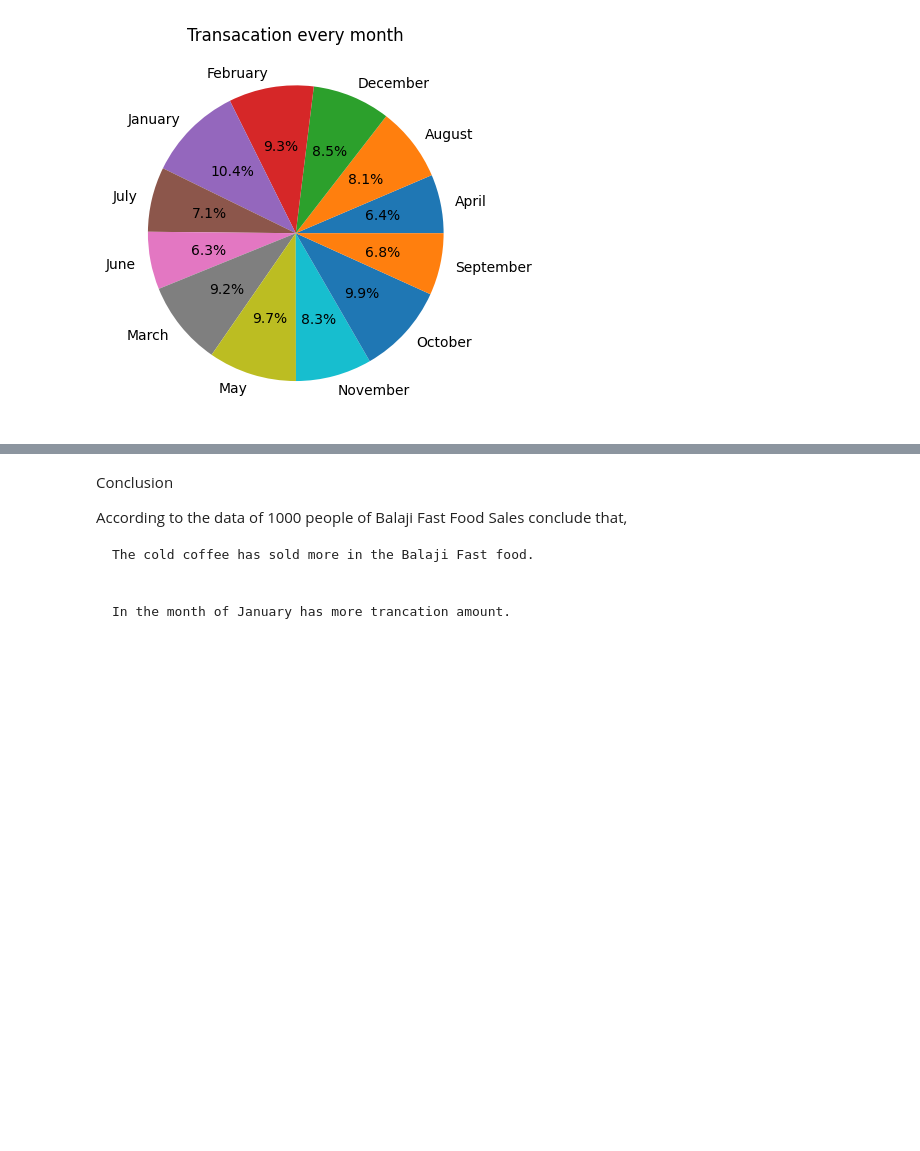
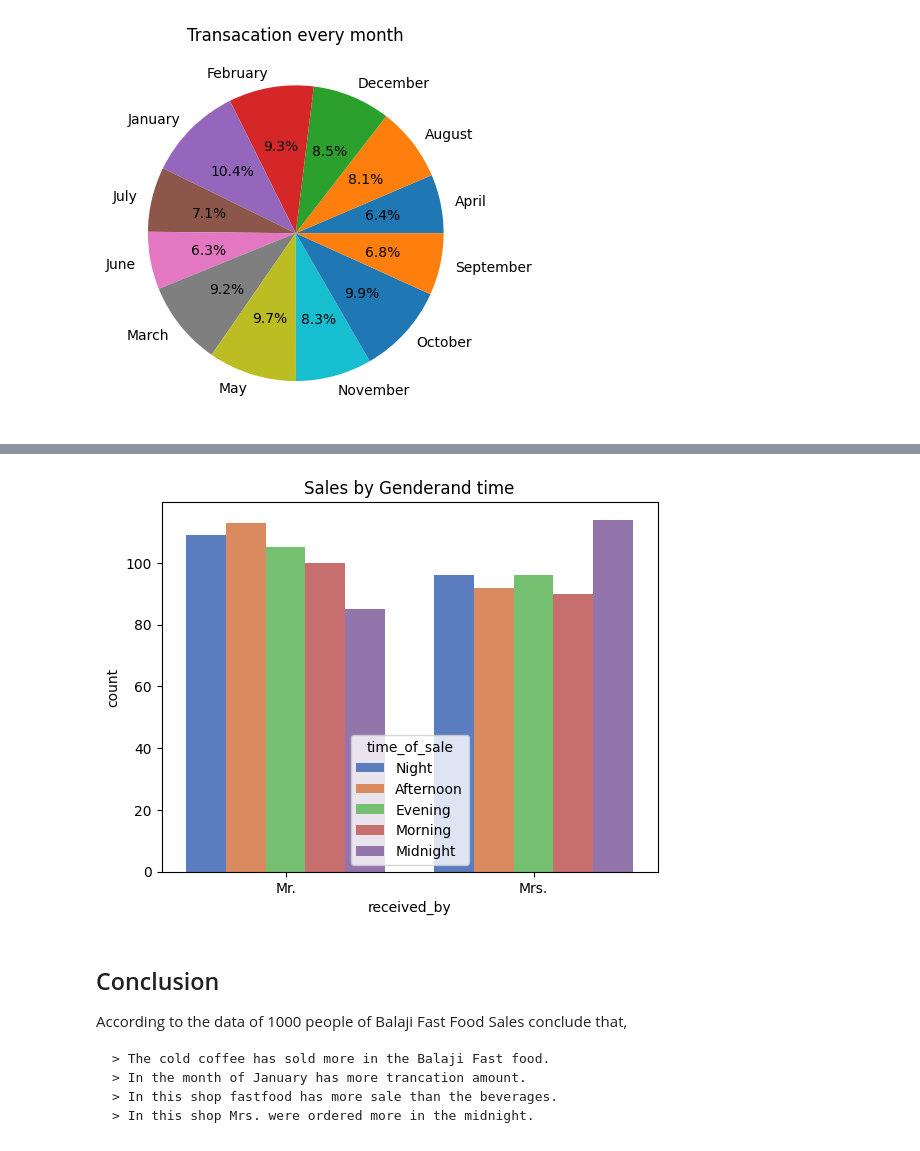
Before and after one commit to Ashik-1337/EDA-project, a Jupyter notebook: miniproject.ipynb, the cells around one changed output, grey strips where cells are left out. Drawn from its saved outputs; the diff is of its cells as text; code cells hidden in the pictures; blank space fills up the shorter version.

```diff
--- a/miniproject.ipynb
+++ b/miniproject.ipynb
@@ -145,11 +189,16 @@ plt.show()
+# %%
+sns.countplot(x='received_by',hue='time_of_sale',data=df,palette='muted')
+plt.title("Sales by Genderand time")
+plt.show()
+# %% [output]
+[figure, added]
 # %% [markdown]
-Conclusion
+## Conclusion
 
 
 According to the data of 1000 people of Balaji Fast Food Sales conclude that,
 
-
-    The cold coffee has sold more in the Balaji Fast food.
-
-
-    In the month of January has more trancation amount.
+    > The cold coffee has sold more in the Balaji Fast food.
+    > In the month of January has more trancation amount.
+    > In this shop fastfood has more sale than the beverages.
+    > In this shop Mrs. were ordered more in the midnight.
```
Also changed, not shown: parts of 6 cells of this notebook.
